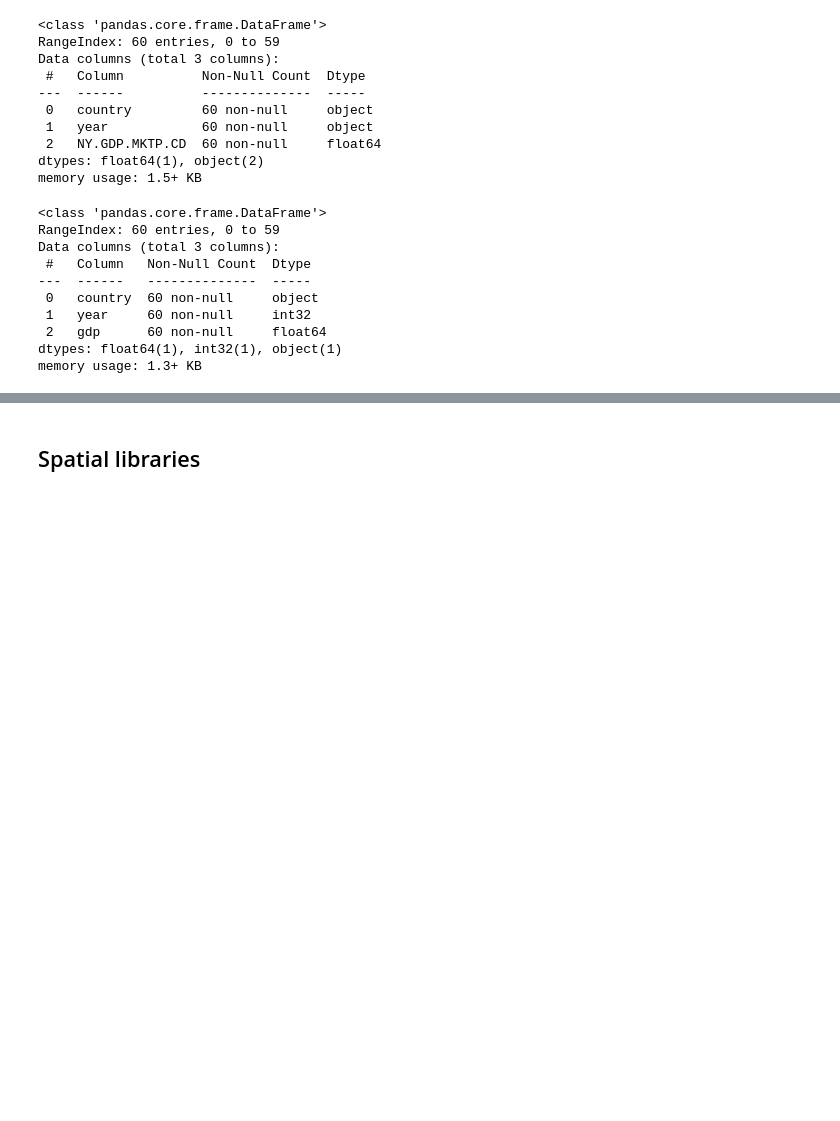
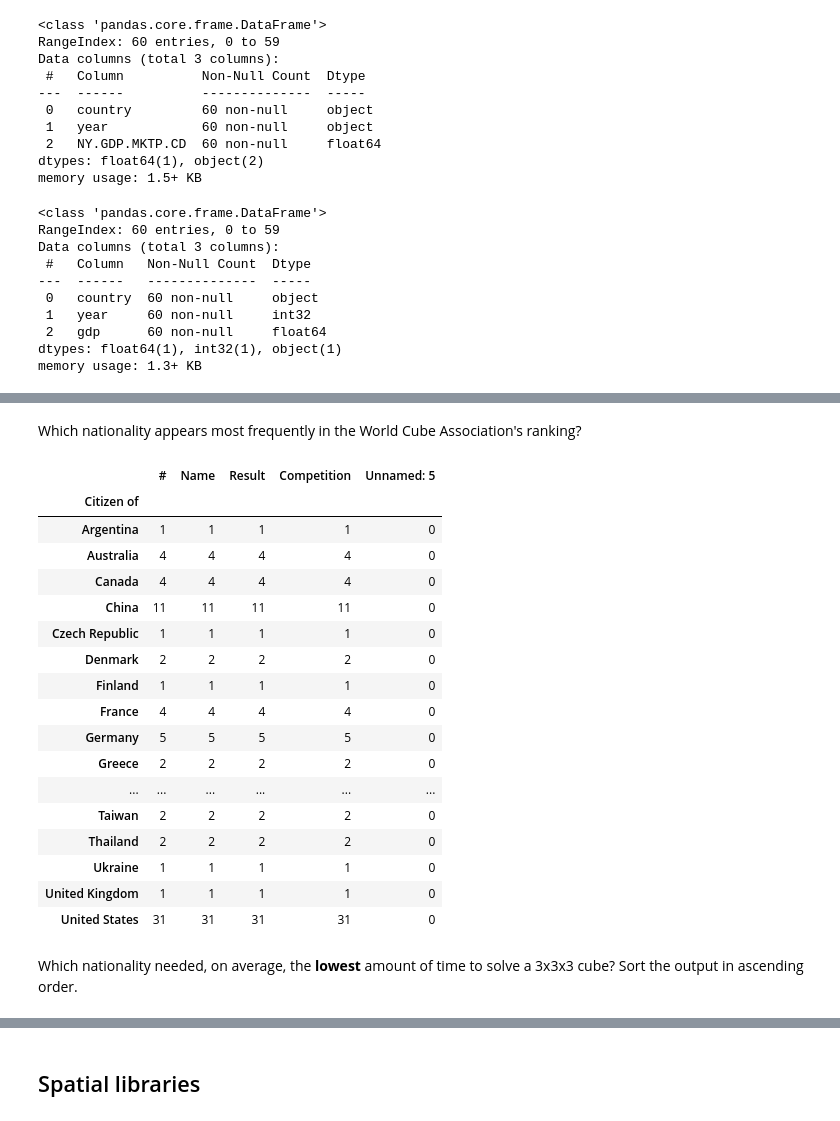
Before and after one commit to gerwolf/webscraping-workshop, a Jupyter notebook: DataFrames and APIs/DataFrames and APIs.ipynb, the cells around one changed output, grey strips where cells are left out. Drawn from its saved outputs; the diff is of its cells as text; code cells hidden in the pictures; blank space fills up the shorter version.

```diff
--- a/DataFrames and APIs/DataFrames and APIs.ipynb
+++ b/DataFrames and APIs/DataFrames and APIs.ipynb
@@ -141,0 +144,2 @@ iplot(fig, filename = 'Nominal_GDP')
+# %%
+ranking = pd.read_html('https://www.worldcubeassociation.org/results/rankings/333/single', encoding='utf-8')
@@ -141,0 +155,25 @@ iplot(fig, filename = 'Nominal_GDP')
+# %% [markdown]
+Which nationality appears most frequently in the World Cube Association's ranking?
+# %%
+ranking[0].groupby('Citizen of').count()
+# %% [output]
+|  | # | Name | Result | Competition | Unnamed: 5 |
+| Citizen of |  |  |  |  |  |
+| Argentina | 1 | 1 | 1 | 1 | 0 |
+| Australia | 4 | 4 | 4 | 4 | 0 |
+| Canada | 4 | 4 | 4 | 4 | 0 |
+| China | 11 | 11 | 11 | 11 | 0 |
+| Czech Republic | 1 | 1 | 1 | 1 | 0 |
+| Denmark | 2 | 2 | 2 | 2 | 0 |
+| Finland | 1 | 1 | 1 | 1 | 0 |
+| France | 4 | 4 | 4 | 4 | 0 |
+| Germany | 5 | 5 | 5 | 5 | 0 |
+| Greece | 2 | 2 | 2 | 2 | 0 |
+| ... | ... | ... | ... | ... | ... |
+| Taiwan | 2 | 2 | 2 | 2 | 0 |
+| Thailand | 2 | 2 | 2 | 2 | 0 |
+| Ukraine | 1 | 1 | 1 | 1 | 0 |
+| United Kingdom | 1 | 1 | 1 | 1 | 0 |
+| United States | 31 | 31 | 31 | 31 | 0 |
+# %% [markdown]
+Which nationality needed, on average, the **lowest** amount of time to solve a 3x3x3 cube? Sort the output in ascending order.
```
Also changed, not shown: parts of 38 cells of this notebook, 3 other files.
